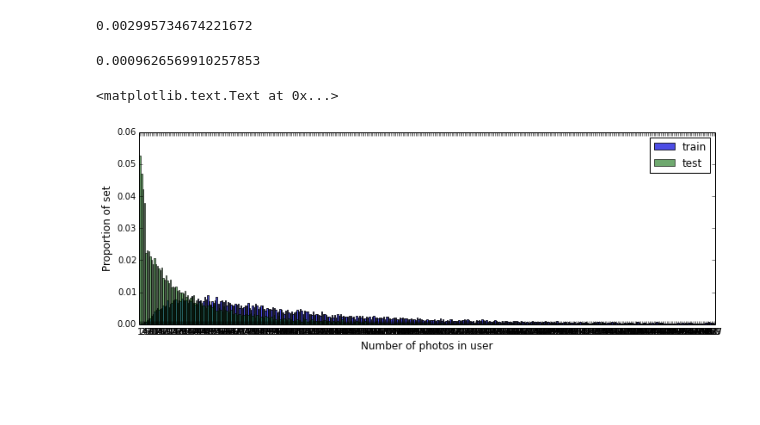
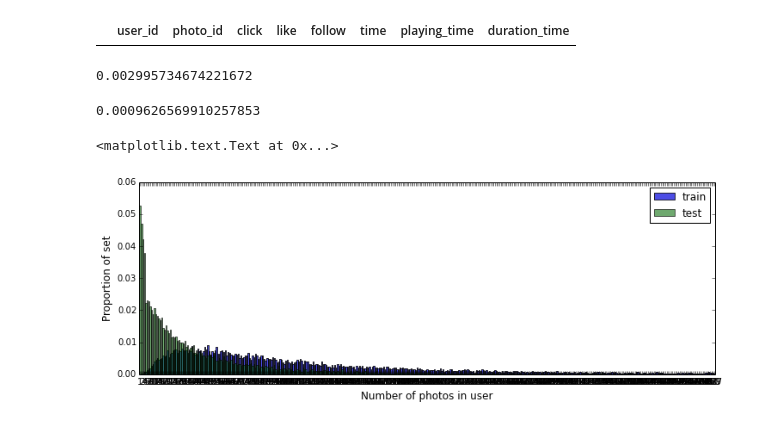
Before and after one commit to kitianFresh/kuaishou, a Jupyter notebook: eda0.ipynb, the cells around one changed output. Drawn from its saved outputs; the diff is of its cells as text; code cells hidden in the pictures; blank space fills up the shorter version.

```diff
--- a/eda0.ipynb
+++ b/eda0.ipynb
@@ -91,3 +70,7 @@ user_item_train
+# %%
+user_item_train[(user_item_train['playing_time']>0) & (user_item_train['click']==0)]
+# %% [output]
+|  | user_id | photo_id | click | like | follow | time | playing_time | duration_time |
 # %%
 time_df = user_item_train['time']
 user_item_train['time'] = (time_df-time_df.min())/(time_df.max()-time_df.min())
```
Also changed, not shown: parts of 4 cells of this notebook, 2 other files.
